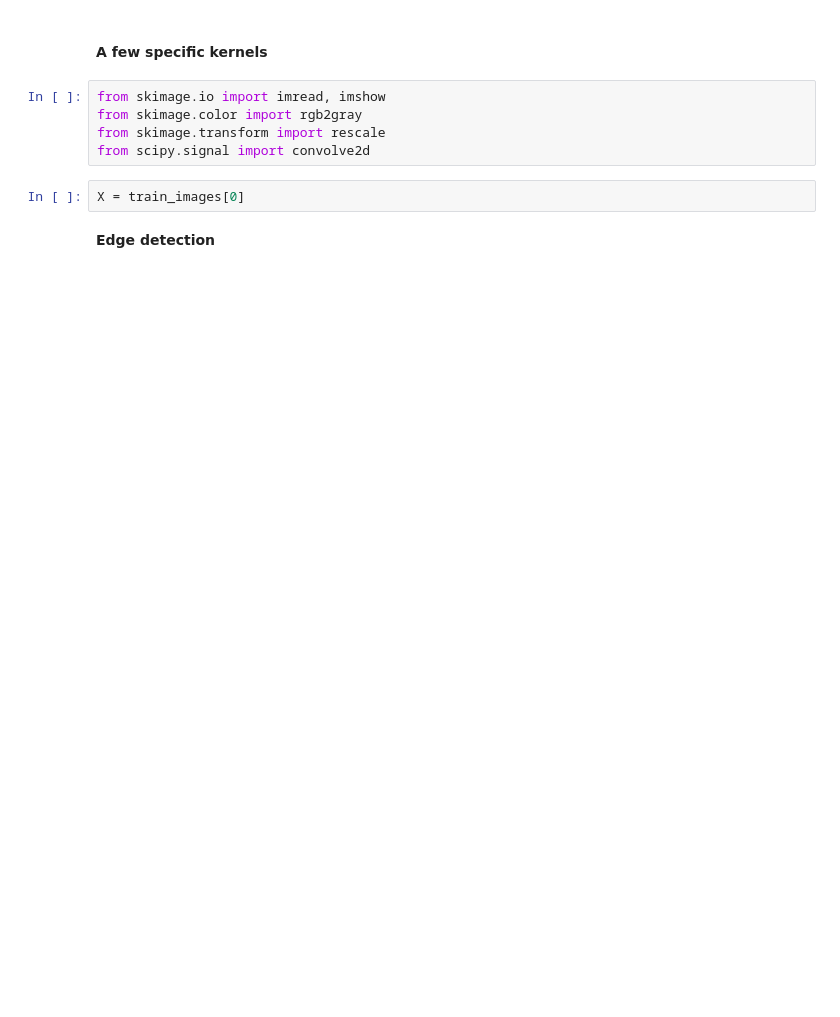
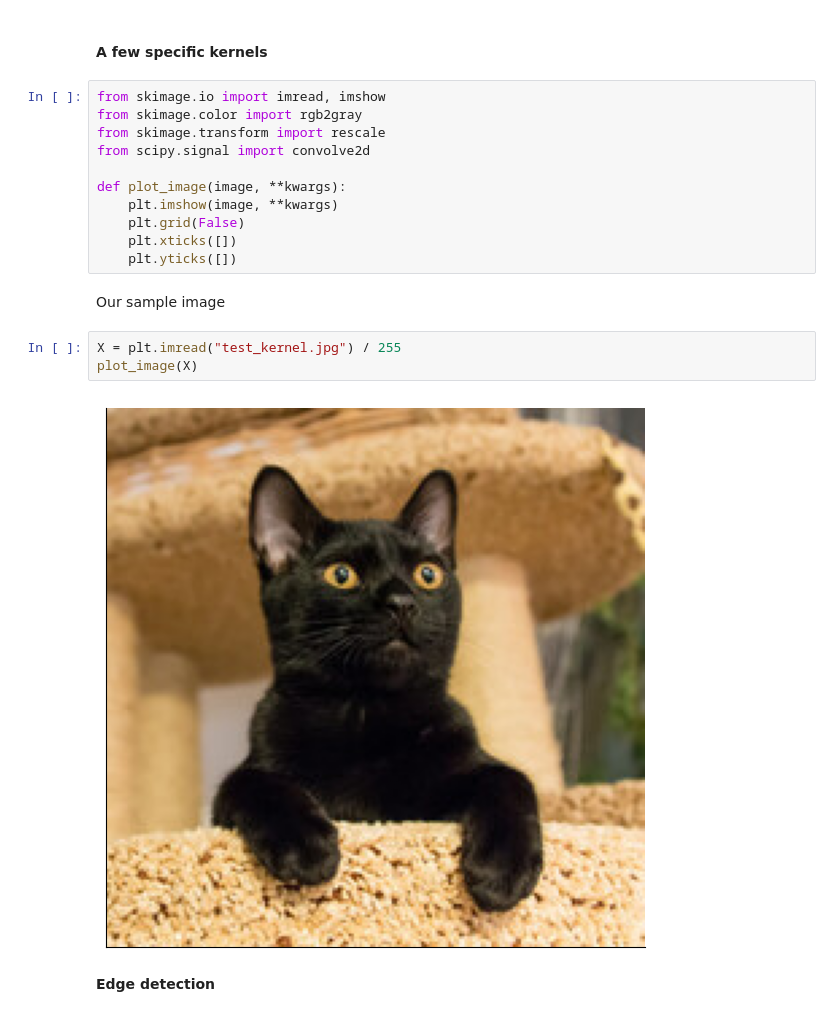
Before and after one commit to jeremiedecock/ateliers-algos, a Jupyter notebook: seq04/seq_04_cnn_answers.ipynb, the cells around one changed output. Saved outputs shown, nothing was run; the diff lists cells and outputs as text; blank space fills up the shorter version.

```diff
--- a/seq04/seq_04_cnn_answers.ipynb
+++ b/seq04/seq_04_cnn_answers.ipynb
@@ -330,8 +349,19 @@ from skimage.io import imread, imshow
 from skimage.color import rgb2gray
 from skimage.transform import rescale
 from scipy.signal import convolve2d
+
+def plot_image(image, **kwargs):
+    plt.imshow(image, **kwargs)
+    plt.grid(False)
+    plt.xticks([])
+    plt.yticks([])
-# %%
-X = train_images[0]
+# %% [markdown]
+Our sample image
+# %%
+X = plt.imread("test_kernel.jpg") / 255
+plot_image(X)
+# %% [output]
+[figure, added]
 # %% [markdown]
 **Edge detection**
 # %%
```
Also changed, not shown: parts of 50 cells of this notebook, 1 other file.
